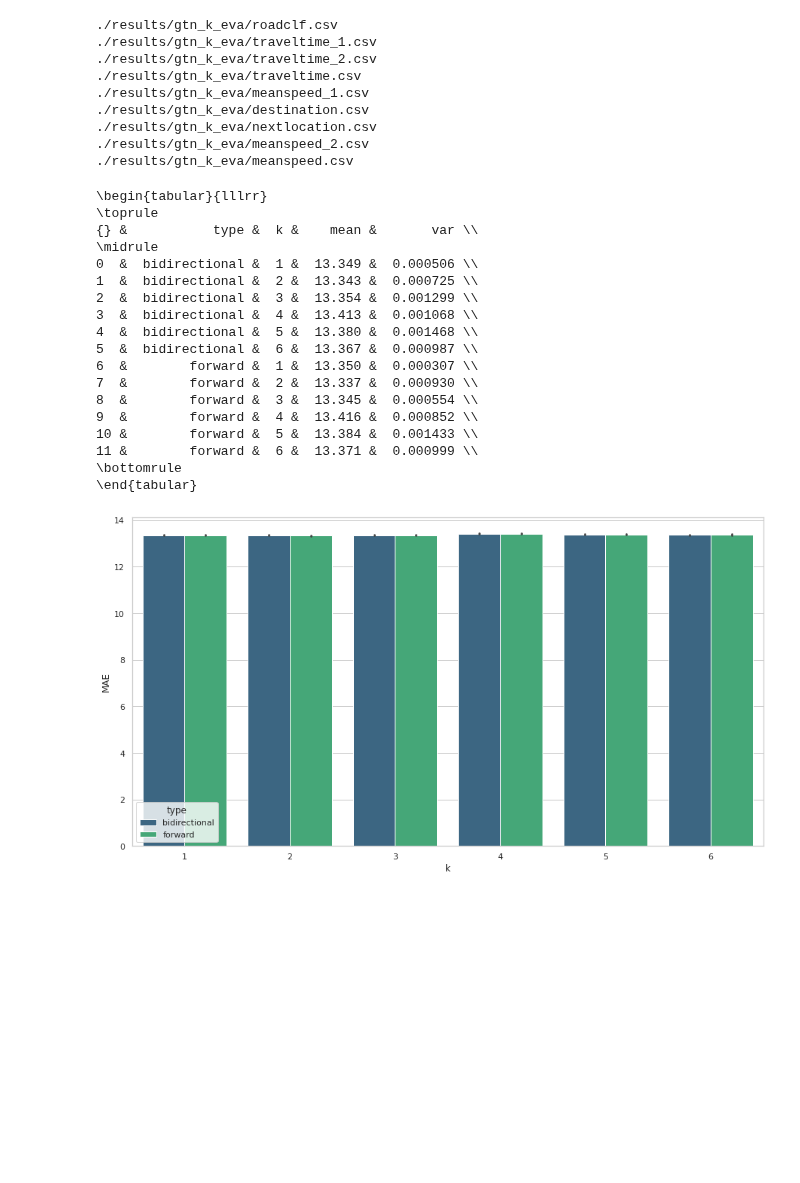
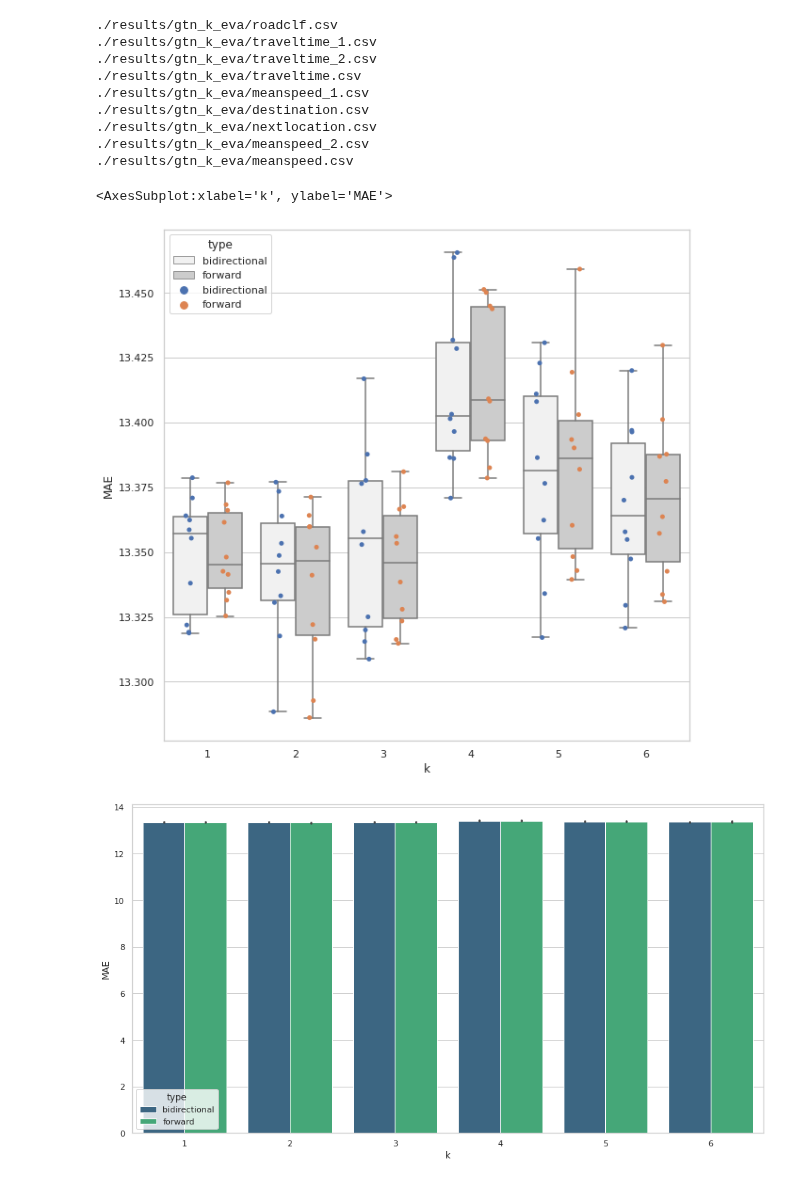
Before and after one commit to SwiftPredator/Trajectory-based-Road-Network-Representation-Learning, a Jupyter notebook: evaluation/results_analysis.ipynb, the cells around one changed output. Saved outputs shown, nothing was run; the diff lists cells and outputs as text; code cells hidden in the pictures; blank space fills up the shorter version.

```diff
--- a/evaluation/results_analysis.ipynb
+++ b/evaluation/results_analysis.ipynb
@@ -66,28 +66,16 @@ for filename in all_files:
 ./results/gtn_k_eva/meanspeed_2.csv
 ./results/gtn_k_eva/meanspeed.csv
 # %%
-v = dfs[-1].groupby(["type", "k"])["MAE"].agg(["mean", "var"]).reset_index()
-v["mean"] = v["mean"].round(3)
-print(v.to_latex())
+import numpy as np
+# v = dfs[-1].groupby(["type", "k"])["MAE"].agg(["mean", "var"]).reset_index()
+# v["mean"] = v["mean"].round(3)
+# print(v.to_latex())
+fig = plt.figure(figsize=(10,10))
+sns.boxplot(x="k", y="MAE", hue="type", data=dfs[-1], whis=np.inf, color=".8")
+sns.stripplot(x="k", y="MAE", hue="type", data=dfs[-1], dodge=True)
 # %% [output]
-\begin{tabular}{lllrr}
-\toprule
-{} &           type &  k &    mean &       var \\
-\midrule
-0  &  bidirectional &  1 &  13.349 &  0.000506 \\
-1  &  bidirectional &  2 &  13.343 &  0.000725 \\
-2  &  bidirectional &  3 &  13.354 &  0.001299 \\
-3  &  bidirectional &  4 &  13.413 &  0.001068 \\
-4  &  bidirectional &  5 &  13.380 &  0.001468 \\
-5  &  bidirectional &  6 &  13.367 &  0.000987 \\
-6  &        forward &  1 &  13.350 &  0.000307 \\
-7  &        forward &  2 &  13.337 &  0.000930 \\
-8  &        forward &  3 &  13.345 &  0.000554 \\
-9  &        forward &  4 &  13.416 &  0.000852 \\
-10 &        forward &  5 &  13.384 &  0.001433 \\
-11 &        forward &  6 &  13.371 &  0.000999 \\
-\bottomrule
-\end{tabular}
+<AxesSubplot:xlabel='k', ylabel='MAE'>
+[figure, added]
 # %%
 plt.figure(figsize=(15,8))
 
```
Also changed, not shown: parts of 2 cells of this notebook, 24 other files.
